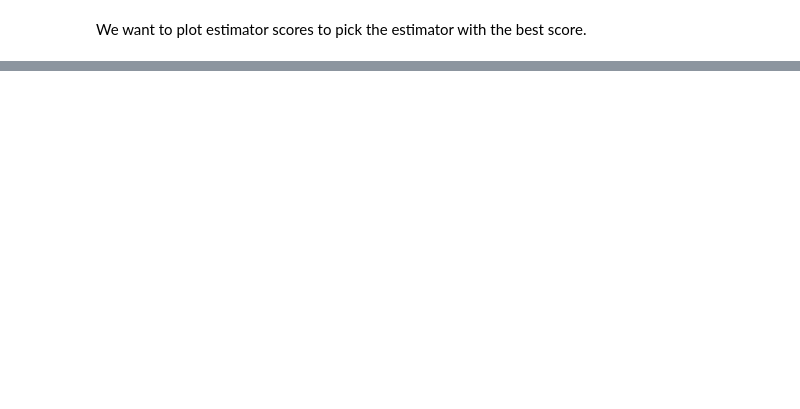
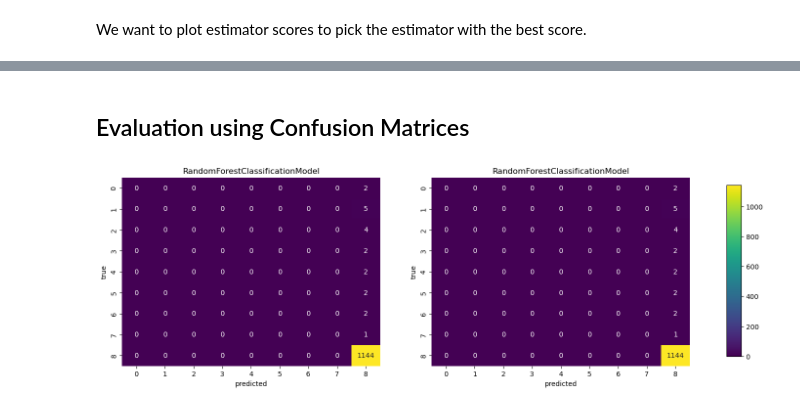
Before and after one commit to john-s-lin/hit-song-classifier, a Jupyter notebook: src/models/random_forest_classifier.ipynb, the cells around one changed output, grey strips where cells are left out. Saved outputs shown, nothing was run; the diff lists cells and outputs as text; code cells hidden in the pictures; blank space fills up the shorter version.

```diff
--- a/src/models/random_forest_classifier.ipynb
+++ b/src/models/random_forest_classifier.ipynb
@@ -144,0 +249,37 @@ AttributeError: 'RandomForestClassifier' object has no attribute 'transform'
+# %% [markdown]
+## Evaluation using Confusion Matrices
+# %%
+model_list = [rfc_multi, rfc_trees]
+
+
+def generate_confusion_matrix(model_list: list, val_df: DataFrame, test_df: DataFrame):
+    """Generates a confusion matrix for each model in model_list"""
+    fig, axes = plt.subplots(1, 2, figsize=(15, 5))
+
+    for i, model in enumerate(model_list):
+        val_score = score_model(model, val_df)
+        best_val_score = max(val_score)
+        best_val_idx = val_score.index(best_val_score)
+
+        # Generate confusion matrix
+        best_model = model[best_val_idx].transform(test_df).select("class", "prediction")
+        prediction_and_labels = best_model.rdd.map(
+            lambda row: (float(row["prediction"]), float(row["class"]))
+        )
+        metrics = MulticlassMetrics(prediction_and_labels)
+        con_mtrx = metrics.confusionMatrix().toArray().astype(np.int64)
+
+        # Plot confusion matrix
+        ax = sns.heatmap(con_mtrx, annot=True, ax=axes[i], fmt="d", cmap="viridis", cbar=False)
+        ax.set_xlabel("predicted")
+        ax.set_ylabel("true")
+        axes[i % 2].set_title(model[best_val_idx].__class__.__name__)
+
+    # Add colorbar
+    cbar_ax = fig.add_axes([0.95, 0.15, 0.02, 0.7])
+    cbar = fig.colorbar(ax.collections[0], cax=cbar_ax)
+
+
+generate_confusion_matrix(model_list, val_df, test_df)
+# %% [output]
+[figure, added]
```
Also changed, not shown: parts of 13 cells of this notebook, 1 other file.
